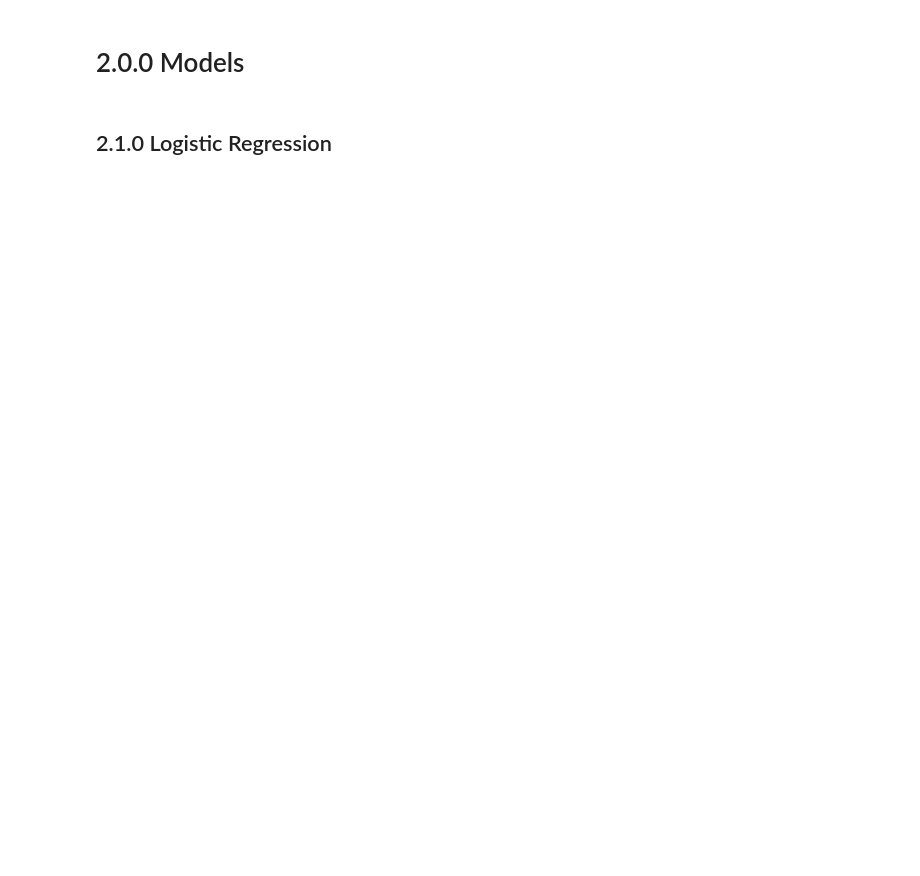
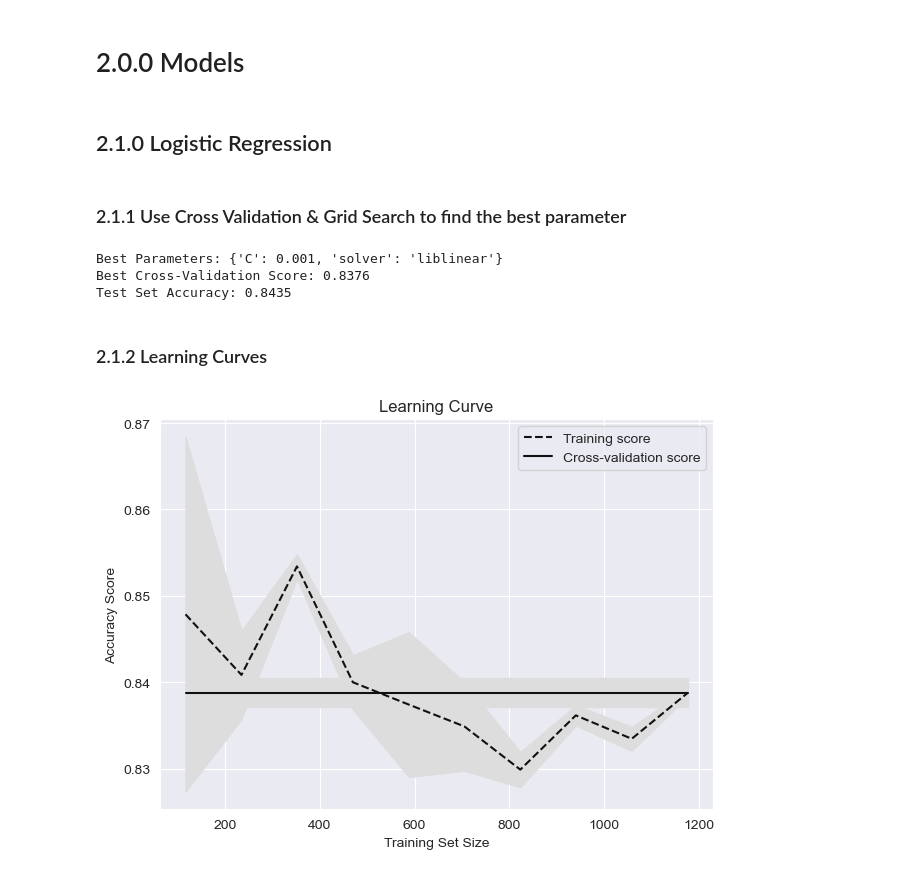
Before and after one commit to yzysnake/Data_Mining_Principles, a Jupyter notebook: Group Project/GroupProject.ipynb, the cells around one changed output. Saved outputs shown, nothing was run; the diff lists cells and outputs as text; code cells hidden in the pictures; blank space fills up the shorter version.

Commit message:
Day 2, Finished PCA, Logistic Regression: Parameter Tuning, Learning curves. The confusion matrix need additional information to revise.

```diff
--- a/Group Project/GroupProject.ipynb
+++ b/Group Project/GroupProject.ipynb
@@ -364,3 +362,7 @@ df_scaled.head(5)
 5 rows × 46 columns
 # %% [markdown]
 ### 1.3.3 PCA
+# %%
+from projectpreprocessing import apply_pca
+
+df_pca = apply_pca(df_scaled, n_components=3)
@@ -368,4 +379,6 @@ df_scaled.head(5)
 # 2.0.0 Models
 # %% [markdown]
 ## 2.1.0 Logistic Regression
+# %% [markdown]
+### 2.1.1 Use Cross Validation & Grid Search to find the best parameter
 # %%
@@ -372,0 +426,18 @@ df_scaled.head(5)
+# %%
+print(f"Best Parameters: {best_params}")
+print(f"Best Cross-Validation Score: {best_score:.4f}")
+print(f"Test Set Accuracy: {test_accuracy:.4f}")
+# %% [output]
+Best Parameters: {'C': 0.001, 'solver': 'liblinear'}
+Best Cross-Validation Score: 0.8376
+Test Set Accuracy: 0.8435
+# %% [markdown]
+### 2.1.2 Learning Curves
+# %%
+from projectpreprocessing import plot_learning_curves
+# Initialize the model with best parameters
+best_logistic_regression_model = LogisticRegression(C=0.001, solver='liblinear')
+# Function to plot learning curves
+plot_learning_curves(best_logistic_regression_model, X, y)
+# %% [output]
+[figure, added]
```
Also changed, not shown: parts of 7 cells of this notebook, 1 other file.
